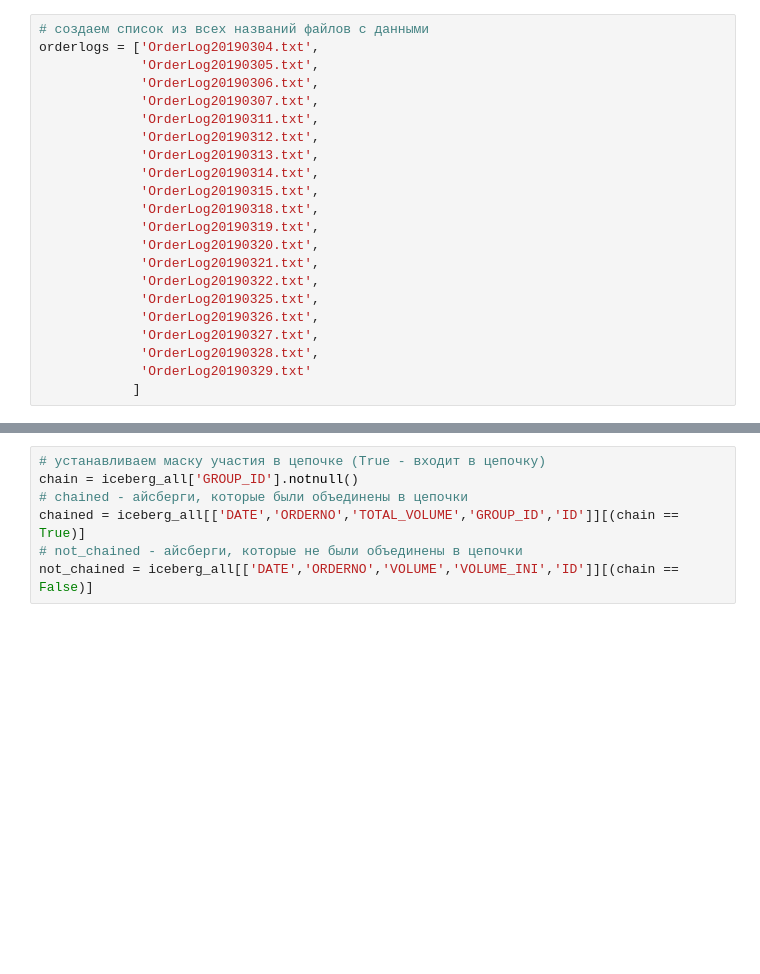
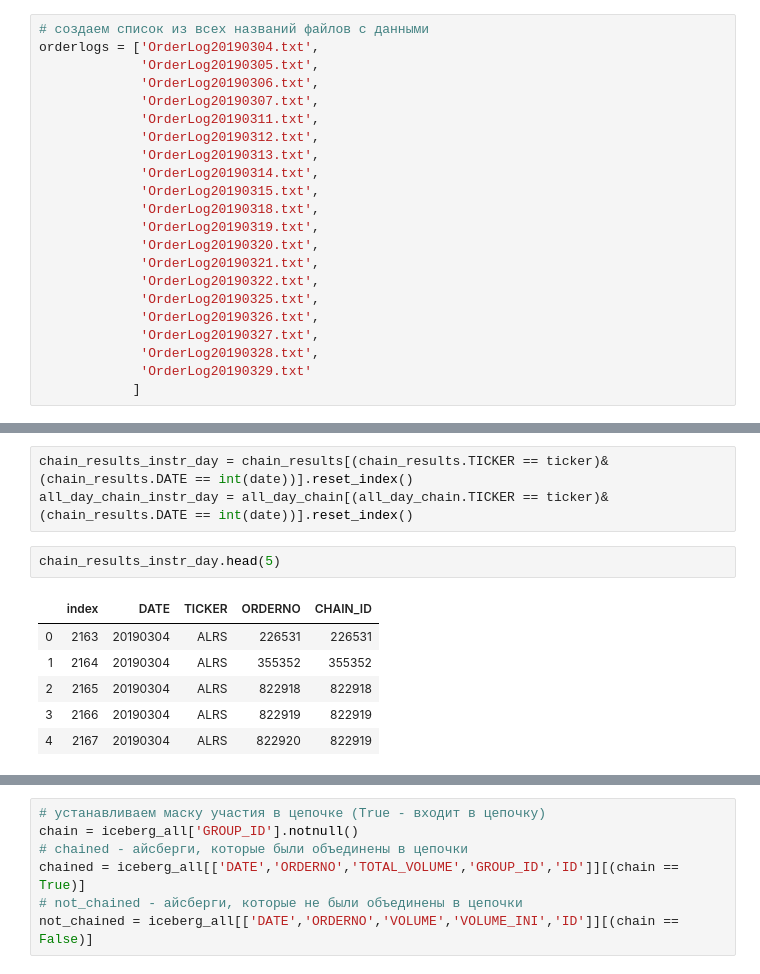
Before and after one commit to katya-luzina/master_thesis, a Jupyter notebook: 5. обновление ордерлога данными по выявленным айсберг-заявкам и цепочкам айсберг-заявок.ipynb, the cells around one changed output, grey strips where cells are left out. Drawn from its saved outputs; the diff is of its cells as text; blank space fills up the shorter version.

```diff
--- a/5. обновление ордерлога данными по выявленным айсберг-заявкам и цепочкам айсберг-заявок.ipynb
+++ b/5. обновление ордерлога данными по выявленным айсберг-заявкам и цепочкам айсберг-заявок.ipynb
@@ -80,0 +183,12 @@ dtype: object
+# %%
+chain_results_instr_day = chain_results[(chain_results.TICKER == ticker)&(chain_results.DATE == int(date))].reset_index()
+all_day_chain_instr_day = all_day_chain[(all_day_chain.TICKER == ticker)&(chain_results.DATE == int(date))].reset_index()
+# %%
+chain_results_instr_day.head(5)
+# %% [output]
+|  | index | DATE | TICKER | ORDERNO | CHAIN_ID |
+| 0 | 2163 | 20190304 | ALRS | 226531 | 226531 |
+| 1 | 2164 | 20190304 | ALRS | 355352 | 355352 |
+| 2 | 2165 | 20190304 | ALRS | 822918 | 822918 |
+| 3 | 2166 | 20190304 | ALRS | 822919 | 822919 |
+| 4 | 2167 | 20190304 | ALRS | 822920 | 822919 |
```
Also changed, not shown: parts of 22 cells of this notebook.
